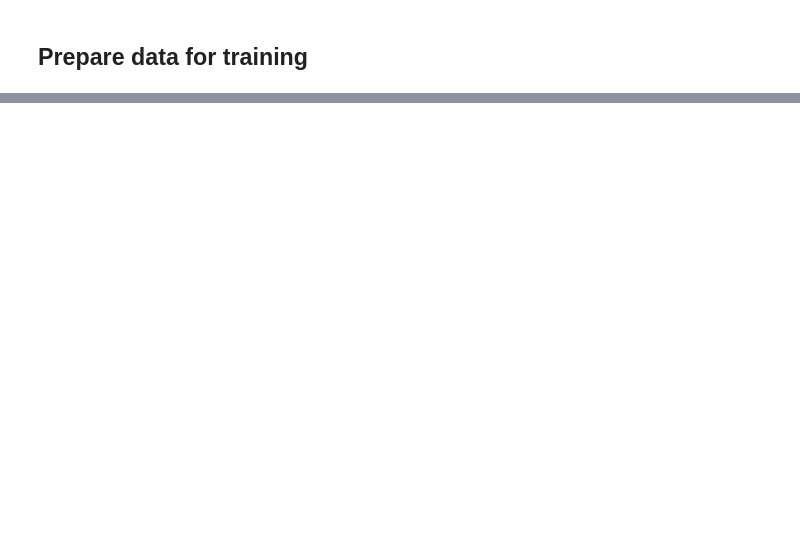
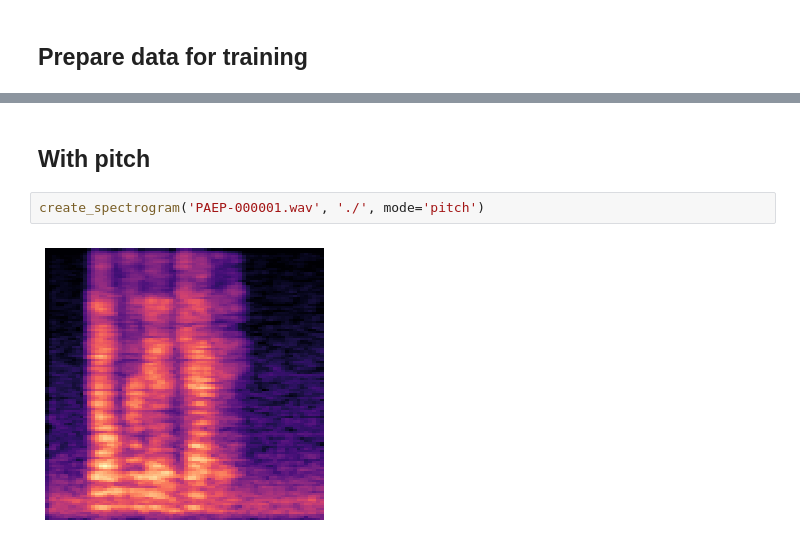
Before and after one commit to martinhoang11/Speech-emotion-recognition, a Jupyter notebook: notebook/explore_data.ipynb, the cells around one changed output, grey strips where cells are left out. Cells and saved outputs as stored; diff of their text form; blank space fills up the shorter version.

```diff
--- a/notebook/explore_data.ipynb
+++ b/notebook/explore_data.ipynb
@@ -688,0 +625,6 @@ model_history = model.fit(X_train, y_train, validation_data=(X_test, y_test),
+# %% [markdown]
+## With pitch
+# %%
+create_spectrogram('PAEP-000001.wav', './', mode='pitch')
+# %% [output]
+[figure, added]
```
Also changed, not shown: parts of 47 cells of this notebook, 1 other file.
